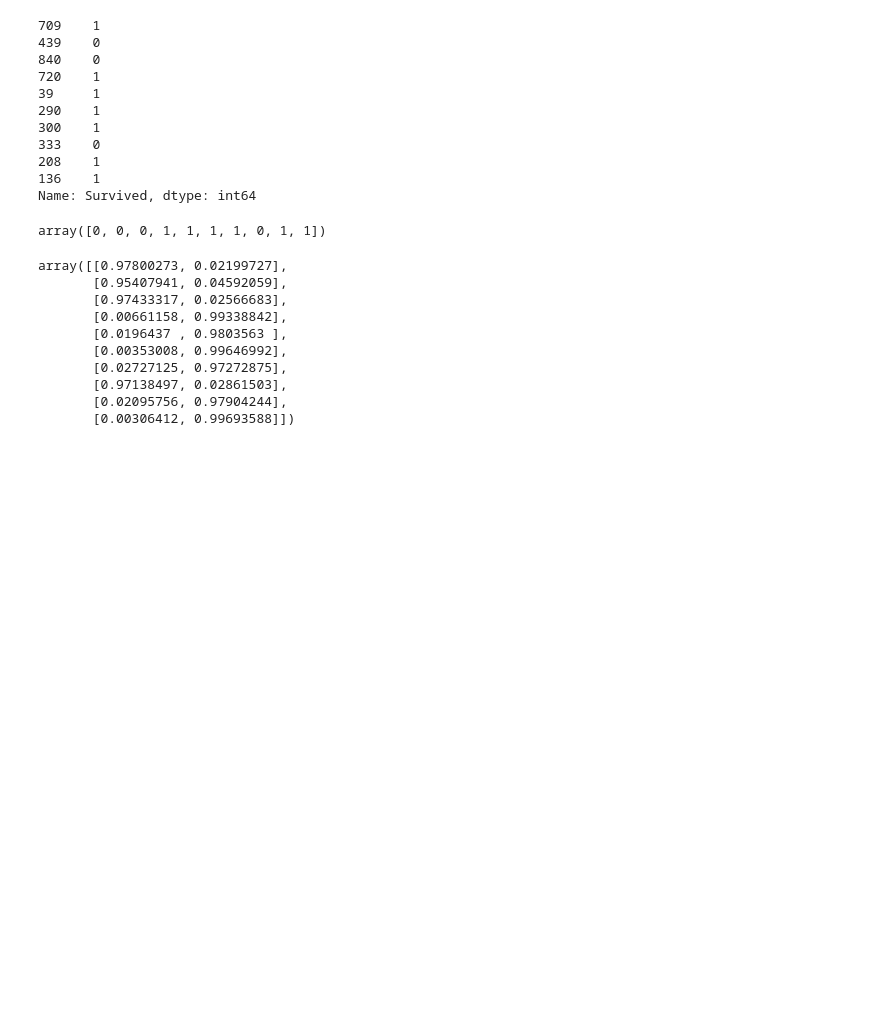
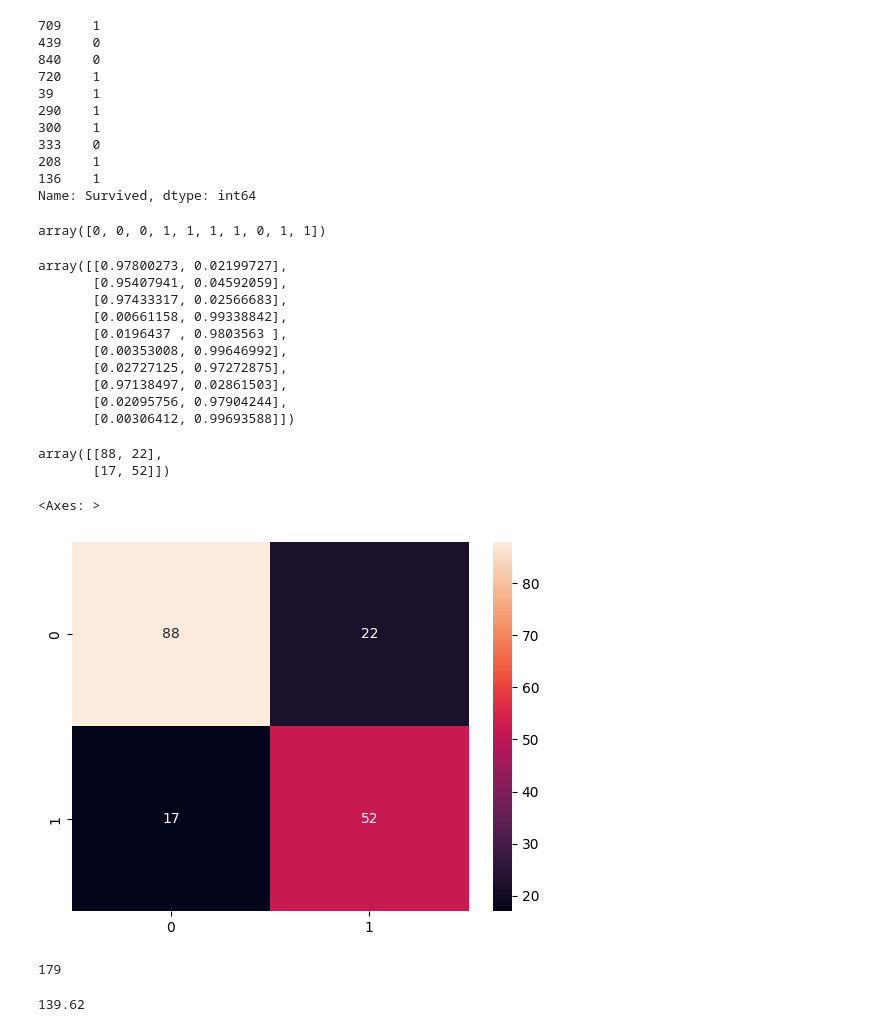
Before and after one commit to meanish/Machine_Learning_basics, a Jupyter notebook: NaiveBayes/titanic.ipynb, the cells around one changed output. Saved outputs shown, nothing was run; the diff lists cells and outputs as text; code cells hidden in the pictures; blank space fills up the shorter version.

```diff
--- a/NaiveBayes/titanic.ipynb
+++ b/NaiveBayes/titanic.ipynb
@@ -175,3 +175,28 @@ array([[0.97800273, 0.02199727],
        [0.97138497, 0.02861503],
        [0.02095756, 0.97904244],
        [0.00306412, 0.99693588]])
+# %%
+#lets check the probabilty
+
+from sklearn.metrics import confusion_matrix
+
+y_predicted = model.predict(X_test)
+# %%
+cn=confusion_matrix(y_predicted,y_test)
+# %%
+cn
+# %% [output]
+array([[88, 22],
+       [17, 52]])
+# %%
+import seaborn as sn
+
+sn.heatmap(cn,annot=True)
+# %% [output]
+<Axes: >
+[figure, added]
+# %%
+sum=88+22+17+52
+sum
+# %% [output]
+179
@@ -177,0 +207,4 @@ array([[0.97800273, 0.02199727],
+# %%
+sucessrate
+# %% [output]
+139.62
```
Also changed, not shown: parts of 1 cell of this notebook, 2 other files.
